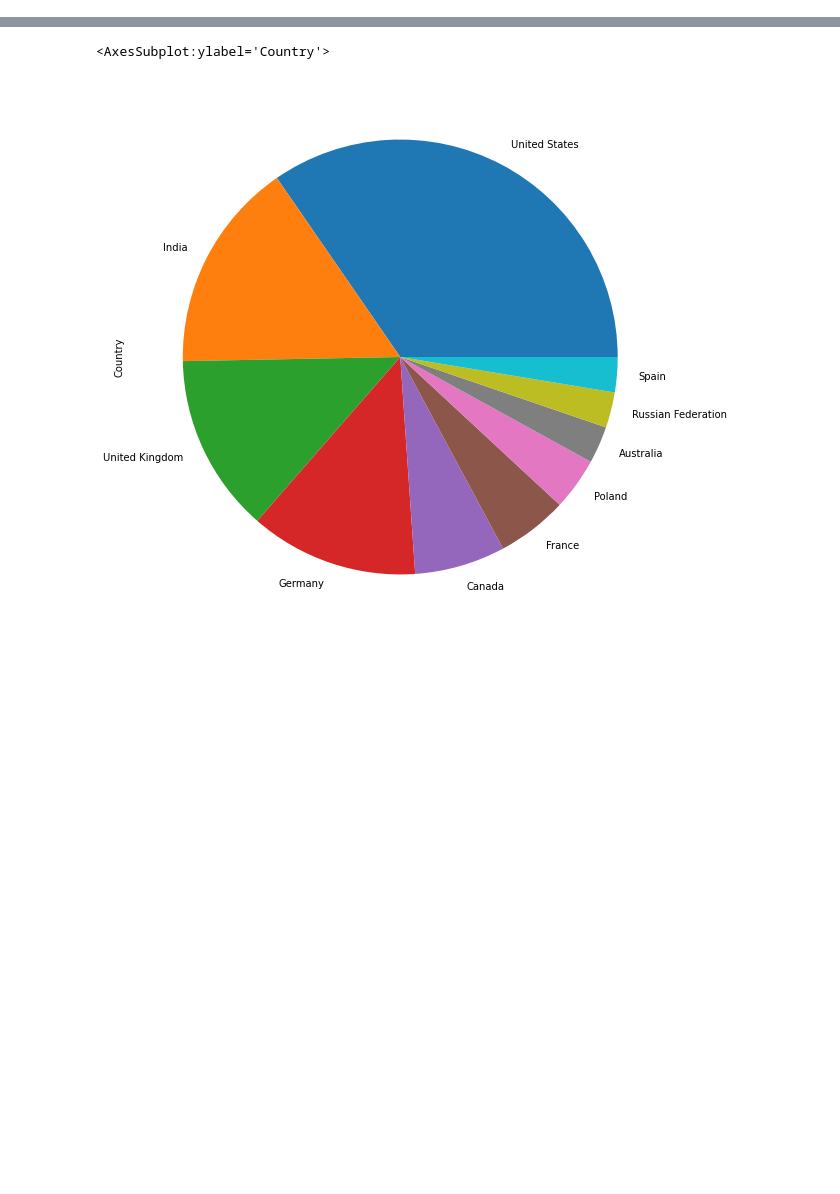
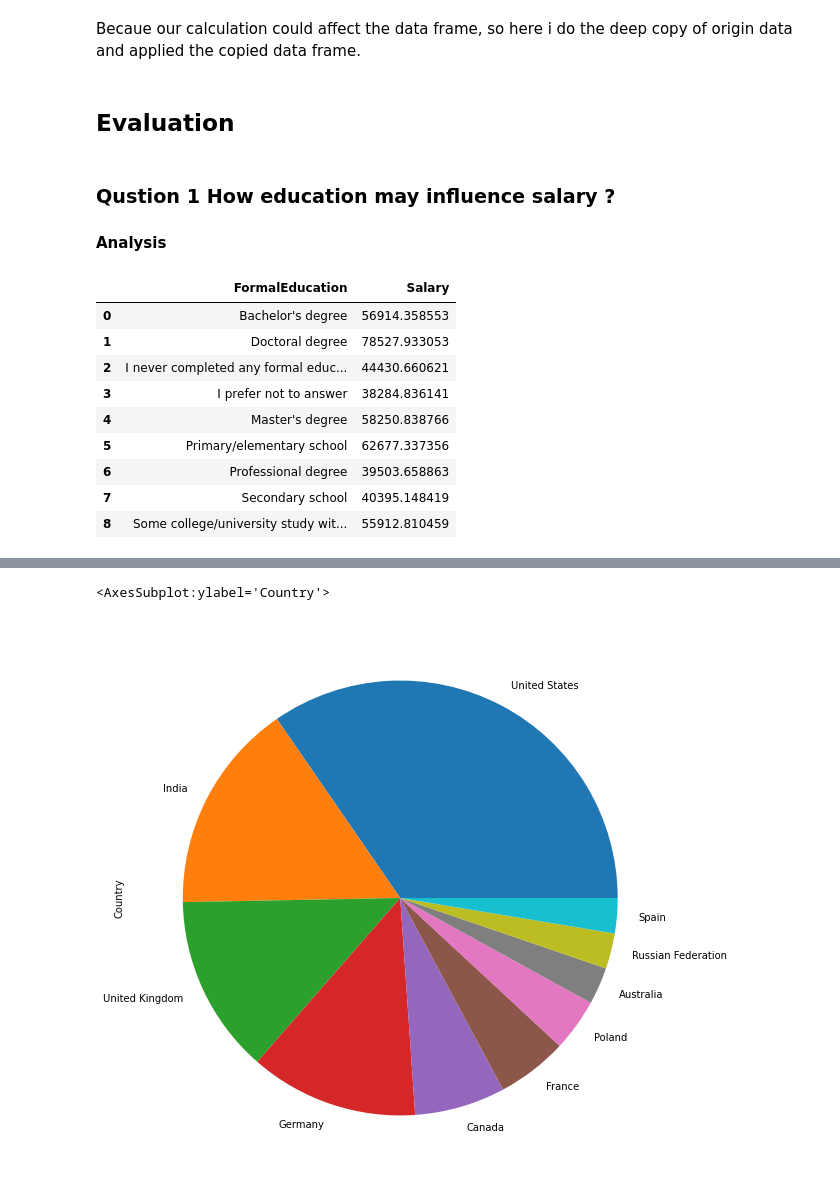
Before and after one commit to LeslieMathsPro/Insights-from-StackOverflow-2017-Developer-Survey, a Jupyter notebook: Stack Overflow's 2017.ipynb, the cells around one changed output, grey strips where cells are left out. Cells and saved outputs as stored; diff of their text form; code cells hidden in the pictures; blank space fills up the shorter version.

```diff
--- a/Stack Overflow's 2017.ipynb
+++ b/Stack Overflow's 2017.ipynb
@@ -33,0 +55,2 @@ data.shape
+# %% [markdown]
+Becaue our calculation could affect the data frame, so here i do the deep copy of origin data and applied the copied data frame.
@@ -33,0 +62,5 @@ data.shape
+# %% [markdown]
+## Evaluation
+# %% [markdown]
+### Qustion 1 How education may influence salary ?
+#### Analysis
@@ -33,0 +80,13 @@ data.shape
+# %%
+result1[['FormalEducation', 'Salary']]
+# %% [output]
+|  | FormalEducation | Salary |
+| 0 | Bachelor's degree | 56914.358553 |
+| 1 | Doctoral degree | 78527.933053 |
+| 2 | I never completed any formal educ... | 44430.660621 |
+| 3 | I prefer not to answer | 38284.836141 |
+| 4 | Master's degree | 58250.838766 |
+| 5 | Primary/elementary school | 62677.337356 |
+| 6 | Professional degree | 39503.658863 |
+| 7 | Secondary school | 40395.148419 |
+| 8 | Some college/university study wit... | 55912.810459 |
```
Also changed, not shown: parts of 38 cells of this notebook, 1 other file.
